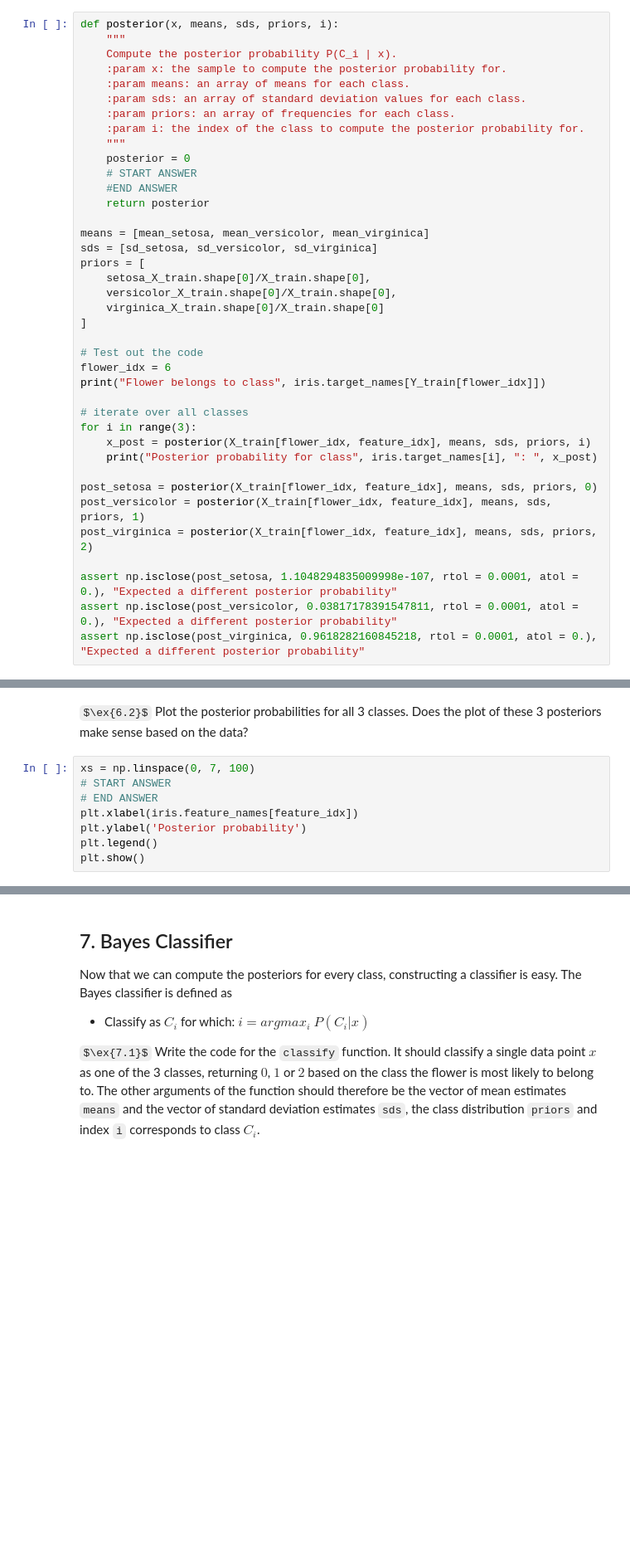
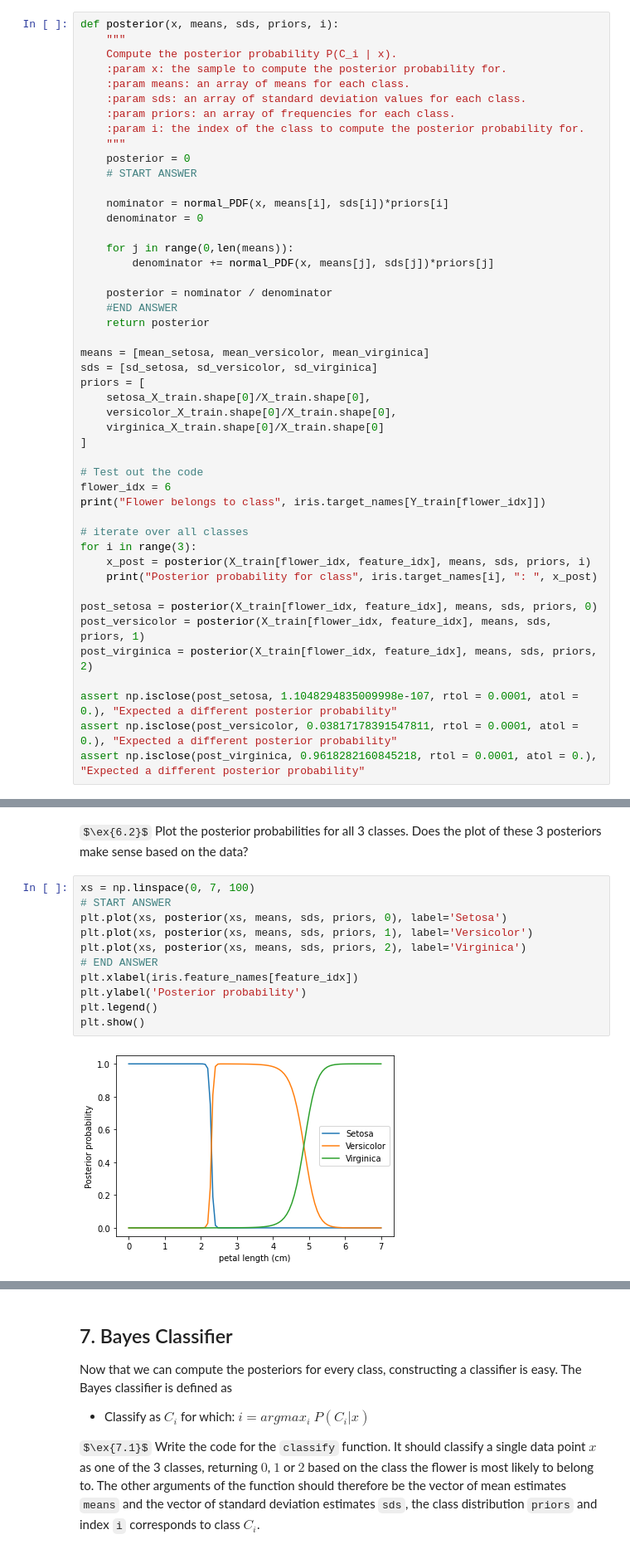
Before and after one commit to ndomitus/Python-ML, a Jupyter notebook: Lab 2 - Parametric/parametric_classifiers_student.ipynb, the cells around one changed output, grey strips where cells are left out. Shown at 83% size. Saved outputs shown, nothing was run; the diff lists cells and outputs as text; some formulas as TeX source; blank space fills up the shorter version.

```diff
--- a/Lab 2 - Parametric/parametric_classifiers_student.ipynb
+++ b/Lab 2 - Parametric/parametric_classifiers_student.ipynb
@@ -377,6 +382,14 @@ def posterior(x, means, sds, priors, i):
     """
     posterior = 0
     # START ANSWER
+
+    nominator = normal_PDF(x, means[i], sds[i])*priors[i]
+    denominator = 0
+
+    for j in range(0,len(means)):
+        denominator += normal_PDF(x, means[j], sds[j])*priors[j]
+
+    posterior = nominator / denominator
     #END ANSWER
     return posterior
 
@@ -409,10 +427,15 @@ $\ex{6.2}$ Plot the posterior probabilities for all 3 classes. Does the plot of
 # %%
 xs = np.linspace(0, 7, 100)
 # START ANSWER
+plt.plot(xs, posterior(xs, means, sds, priors, 0), label='Setosa')
+plt.plot(xs, posterior(xs, means, sds, priors, 1), label='Versicolor')
+plt.plot(xs, posterior(xs, means, sds, priors, 2), label='Virginica')
 # END ANSWER
 plt.xlabel(iris.feature_names[feature_idx])
 plt.ylabel('Posterior probability')
 plt.legend()
 plt.show()
+# %% [output]
+[figure, added]
 # %% [markdown]
 $\q{6.4}$ Where would you put the decision boundary for each class? In other words: where would you draw the line, separating each class. Could you formulate this mathematically?
```
Also changed, not shown: parts of 7 cells of this notebook.
